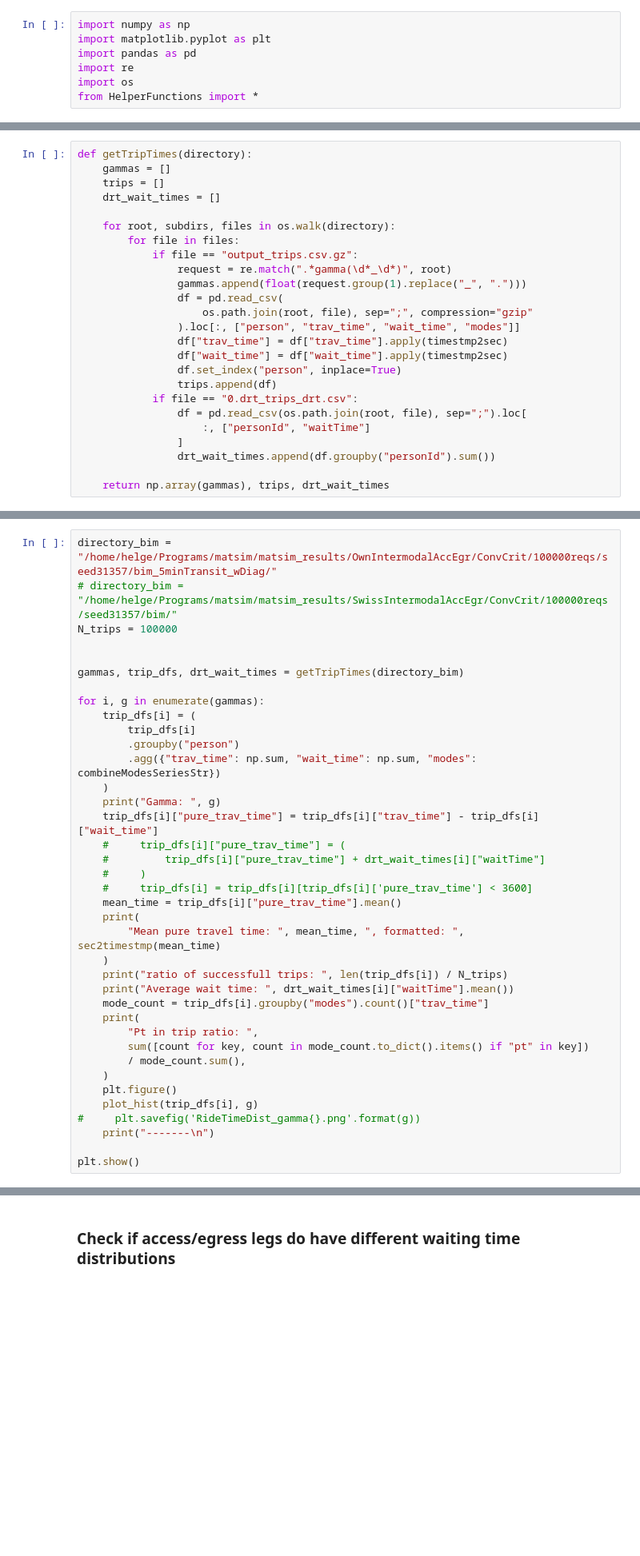
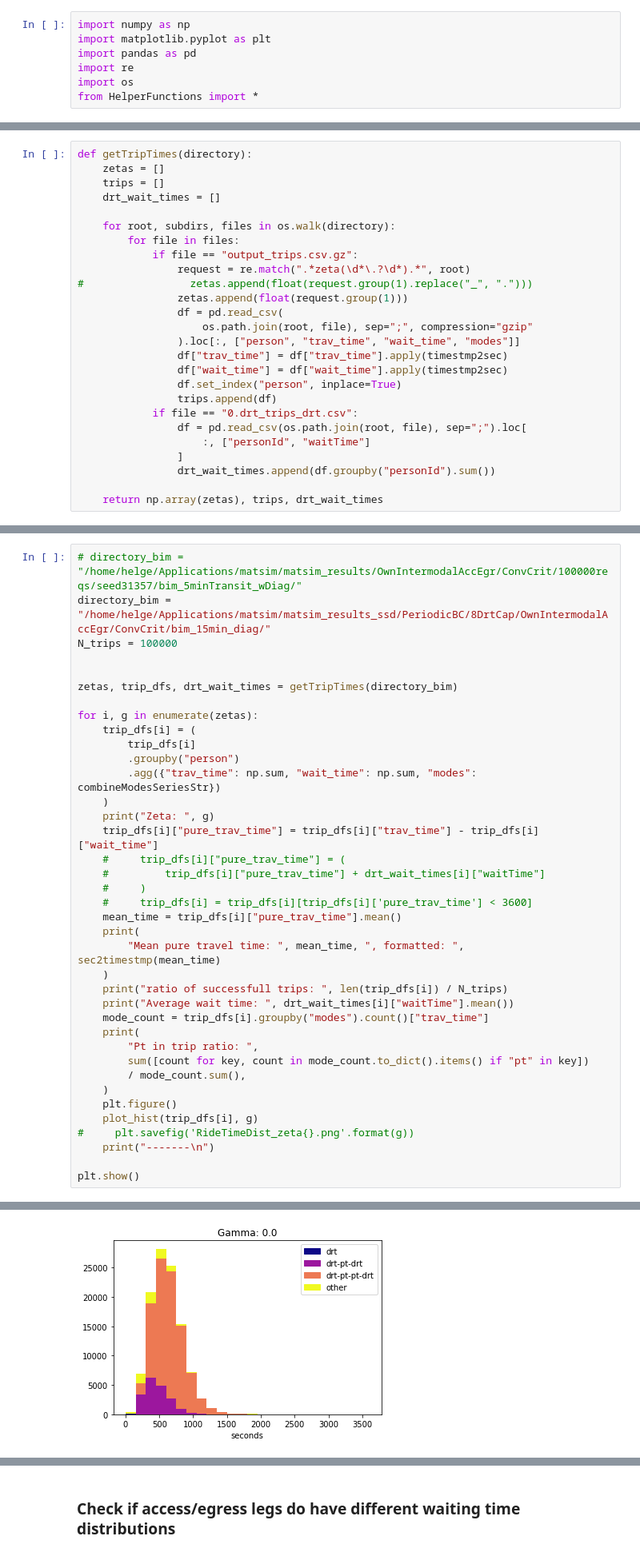
Before and after one commit to poss-group/matsim-bimodal-1, a Jupyter notebook: python_analysis/trip_time_analysis.ipynb, the cells around one changed output, grey strips where cells are left out. Shown: that part at 80% size. Saved outputs shown, nothing was run; the diff lists cells and outputs as text; blank space fills up the shorter version.

```diff
--- a/python_analysis/trip_time_analysis.ipynb
+++ b/python_analysis/trip_time_analysis.ipynb
@@ -11,14 +14,15 @@ print(timestmp2sec("00:01:23"))
 # %%
 def getTripTimes(directory):
-    gammas = []
+    zetas = []
     trips = []
     drt_wait_times = []
 
     for root, subdirs, files in os.walk(directory):
         for file in files:
             if file == "output_trips.csv.gz":
-                request = re.match(".*gamma(\d*_\d*)", root)
-                gammas.append(float(request.group(1).replace("_", ".")))
+                request = re.match(".*zeta(\d*\.?\d*).*", root)
+#                 zetas.append(float(request.group(1).replace("_", ".")))
+                zetas.append(float(request.group(1)))
                 df = pd.read_csv(
                     os.path.join(root, file), sep=";", compression="gzip"
                 ).loc[:, ["person", "trav_time", "wait_time", "modes"]]
@@ -32,7 +36,7 @@ def getTripTimes(directory):
                 ]
                 drt_wait_times.append(df.groupby("personId").sum())
 
-    return np.array(gammas), trips, drt_wait_times
+    return np.array(zetas), trips, drt_wait_times
 # %%
 from matplotlib import cm
 from matplotlib.patches import Patch
@@ -82,20 +86,20 @@ def plot_hist(df, g):
     plt.title("Gamma: {}".format(g))
     plt.legend(handles=legend_elements)
 # %%
-directory_bim = "/home/helge/Programs/matsim/matsim_results/OwnIntermodalAccEgr/ConvCrit/100000reqs/seed31357/bim_5minTransit_wDiag/"
-# directory_bim = "/home/helge/Programs/matsim/matsim_results/SwissIntermodalAccEgr/ConvCrit/100000reqs/seed31357/bim/"
+# directory_bim = "/home/helge/Applications/matsim/matsim_results/OwnIntermodalAccEgr/ConvCrit/100000reqs/seed31357/bim_5minTransit_wDiag/"
+directory_bim = "/home/helge/Applications/matsim/matsim_results_ssd/PeriodicBC/8DrtCap/OwnIntermodalAccEgr/ConvCrit/bim_15min_diag/"
 N_trips = 100000
 
 
-gammas, trip_dfs, drt_wait_times = getTripTimes(directory_bim)
+zetas, trip_dfs, drt_wait_times = getTripTimes(directory_bim)
 
-for i, g in enumerate(gammas):
+for i, g in enumerate(zetas):
     trip_dfs[i] = (
         trip_dfs[i]
         .groupby("person")
         .agg({"trav_time": np.sum, "wait_time": np.sum, "modes": combineModesSeriesStr})
     )
-    print("Gamma: ", g)
+    print("Zeta: ", g)
     trip_dfs[i]["pure_trav_time"] = trip_dfs[i]["trav_time"] - trip_dfs[i]["wait_time"]
     #     trip_dfs[i]["pure_trav_time"] = (
     #         trip_dfs[i]["pure_trav_time"] + drt_wait_times[i]["waitTime"]
@@ -115,7 +119,8 @@ for i, g in enumerate(gammas):
     )
     plt.figure()
     plot_hist(trip_dfs[i], g)
-#     plt.savefig('RideTimeDist_gamma{}.png'.format(g))
+#     plt.savefig('RideTimeDist_zeta{}.png'.format(g))
     print("-------\n")
 
 plt.show()
+# %% [output]
@@ -121,0 +144 @@ plt.show()
+[figure, added]
```
Also changed, not shown: parts of 2 cells of this notebook, 9 other files.
